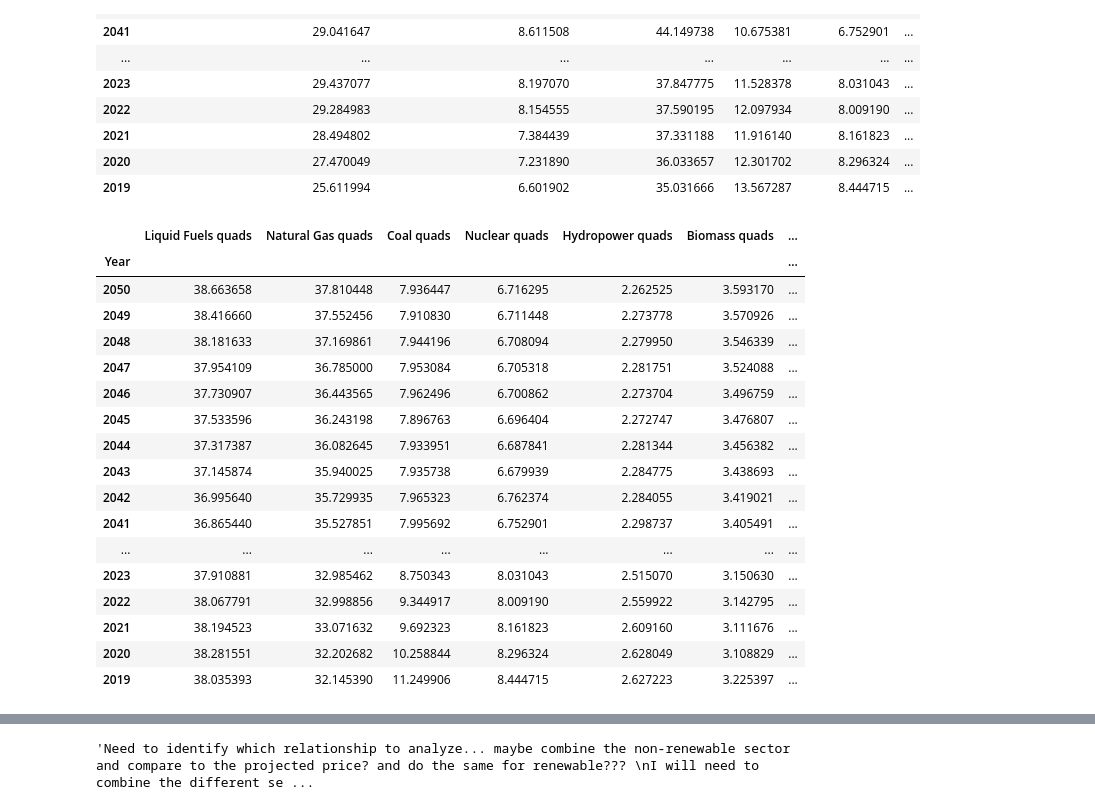
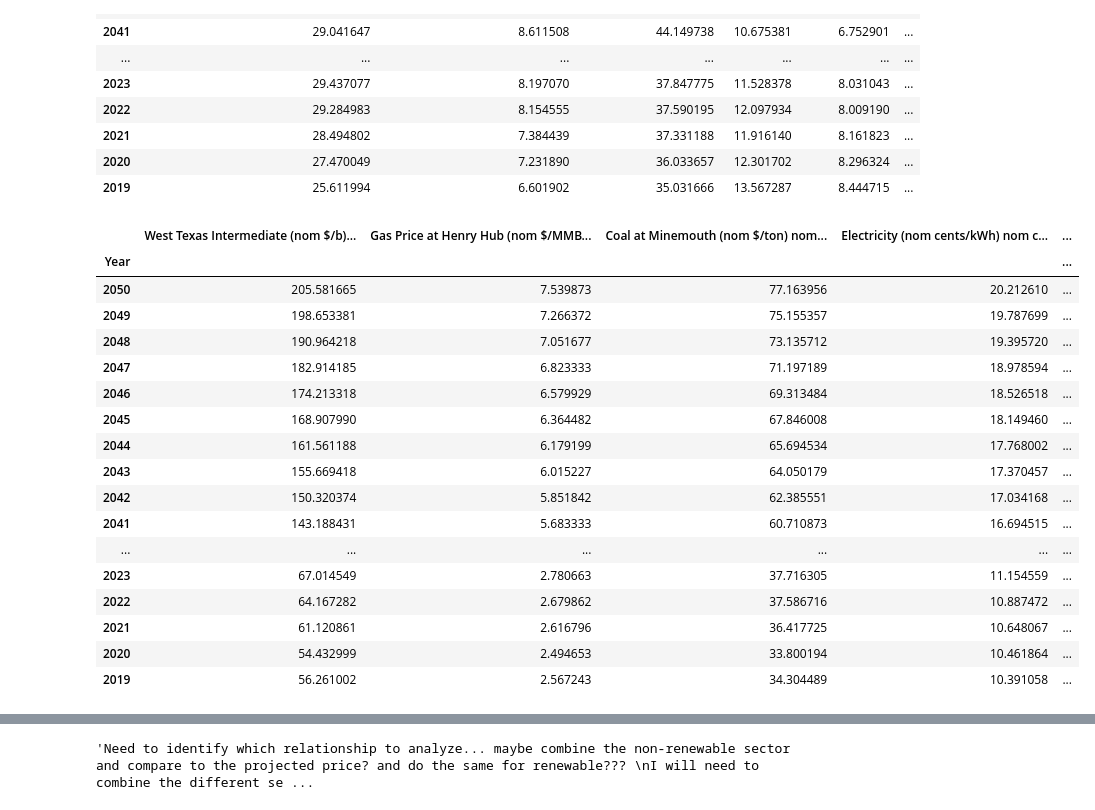
Before and after one commit to Laanu/Class_Project_Energy, a Jupyter notebook: notebooks/Correlation_laanu.ipynb, the cells around one changed output, grey strips where cells are left out. Saved outputs shown, nothing was run; the diff lists cells and outputs as text; code cells hidden in the pictures.

```diff
--- a/notebooks/Correlation_laanu.ipynb
+++ b/notebooks/Correlation_laanu.ipynb
@@ -32,3 +44,6 @@ Energy_Consumption.head()
 | 2048 | 38.181633 | 37.169861 | 7.944196 | 6.708094 | 2.279950 | 3.546339 | ... |
 | 2047 | 37.954109 | 36.785000 | 7.953084 | 6.705318 | 2.281751 | 3.524088 | ... |
 | 2046 | 37.730907 | 36.443565 | 7.962496 | 6.700862 | 2.273704 | 3.496759 | ... |
+# %%
+Nonrenewable_Consumption = Energy_Consumption.loc[:, ['Liquid Fuels quads', 'Natural Gas quads', 'Coal quads','Nuclear quads']]
+Nonrenewable_Consumption.head()
@@ -45,3 +68,6 @@ Energy_Norminal_Price.head()
 | 2048 | 198.939514 | 190.964218 | 7.051677 | 73.135712 | ... |
 | 2047 | 191.102951 | 182.914185 | 6.823333 | 71.197189 | ... |
 | 2046 | 183.427155 | 174.213318 | 6.579929 | 69.313484 | ... |
+# %%
+Energy_Price = Energy_Norminal_Price.loc[:, ['West Texas Intermediate (nom $/b) nom $/b', 'Gas Price at Henry Hub (nom $/MMBtu) nom $/MMBtu', 'Coal at Minemouth (nom $/ton) nom $/ton', 'Electricity (nom cents/kWh) nom cents/kWh']]
+Energy_Price.head()
@@ -70,26 +104,26 @@ Prod_Price_combined_df
 | 2019 | 25.611994 | 6.601902 | 35.031666 | 13.567287 | 8.444715 | ... |
 # %%
 #Used concat to combine the consumption and Norminal price data and idexed it by years
-Consu_Price_combined_df = pd.concat([Energy_Consumption, Energy_Norminal_Price], axis="columns", join="inner")
+Consu_Price_combined_df = pd.concat([Nonrenewable_Consumption, Energy_Price], axis="columns", join="inner")
 Consu_Price_combined_df
 # %% [output]
-|  | Liquid Fuels quads | Natural Gas quads | Coal quads | Nuclear quads | Hydropower quads | Biomass quads | ... |
-| Year |  |  |  |  |  |  | ... |
-| 2050 | 38.663658 | 37.810448 | 7.936447 | 6.716295 | 2.262525 | 3.593170 | ... |
-| 2049 | 38.416660 | 37.552456 | 7.910830 | 6.711448 | 2.273778 | 3.570926 | ... |
-| 2048 | 38.181633 | 37.169861 | 7.944196 | 6.708094 | 2.279950 | 3.546339 | ... |
-| 2047 | 37.954109 | 36.785000 | 7.953084 | 6.705318 | 2.281751 | 3.524088 | ... |
-| 2046 | 37.730907 | 36.443565 | 7.962496 | 6.700862 | 2.273704 | 3.496759 | ... |
-| 2045 | 37.533596 | 36.243198 | 7.896763 | 6.696404 | 2.272747 | 3.476807 | ... |
-| 2044 | 37.317387 | 36.082645 | 7.933951 | 6.687841 | 2.281344 | 3.456382 | ... |
-| 2043 | 37.145874 | 35.940025 | 7.935738 | 6.679939 | 2.284775 | 3.438693 | ... |
-| 2042 | 36.995640 | 35.729935 | 7.965323 | 6.762374 | 2.284055 | 3.419021 | ... |
-| 2041 | 36.865440 | 35.527851 | 7.995692 | 6.752901 | 2.298737 | 3.405491 | ... |
-| ... | ... | ... | ... | ... | ... | ... | ... |
-| 2023 | 37.910881 | 32.985462 | 8.750343 | 8.031043 | 2.515070 | 3.150630 | ... |
-| 2022 | 38.067791 | 32.998856 | 9.344917 | 8.009190 | 2.559922 | 3.142795 | ... |
-| 2021 | 38.194523 | 33.071632 | 9.692323 | 8.161823 | 2.609160 | 3.111676 | ... |
-| 2020 | 38.281551 | 32.202682 | 10.258844 | 8.296324 | 2.628049 | 3.108829 | ... |
-| 2019 | 38.035393 | 32.145390 | 11.249906 | 8.444715 | 2.627223 | 3.225397 | ... |
+|  | West Texas Intermediate (nom $/b)... | Gas Price at Henry Hub (nom $/MMB... | Coal at Minemouth (nom $/ton) nom... | Electricity (nom cents/kWh) nom c... | ... |
+| Year |  |  |  |  | ... |
+| 2050 | 205.581665 | 7.539873 | 77.163956 | 20.212610 | ... |
+| 2049 | 198.653381 | 7.266372 | 75.155357 | 19.787699 | ... |
+| 2048 | 190.964218 | 7.051677 | 73.135712 | 19.395720 | ... |
+| 2047 | 182.914185 | 6.823333 | 71.197189 | 18.978594 | ... |
+| 2046 | 174.213318 | 6.579929 | 69.313484 | 18.526518 | ... |
+| 2045 | 168.907990 | 6.364482 | 67.846008 | 18.149460 | ... |
+| 2044 | 161.561188 | 6.179199 | 65.694534 | 17.768002 | ... |
+| 2043 | 155.669418 | 6.015227 | 64.050179 | 17.370457 | ... |
+| 2042 | 150.320374 | 5.851842 | 62.385551 | 17.034168 | ... |
+| 2041 | 143.188431 | 5.683333 | 60.710873 | 16.694515 | ... |
+| ... | ... | ... | ... | ... | ... |
+| 2023 | 67.014549 | 2.780663 | 37.716305 | 11.154559 | ... |
+| 2022 | 64.167282 | 2.679862 | 37.586716 | 10.887472 | ... |
+| 2021 | 61.120861 | 2.616796 | 36.417725 | 10.648067 | ... |
+| 2020 | 54.432999 | 2.494653 | 33.800194 | 10.461864 | ... |
+| 2019 | 56.261002 | 2.567243 | 34.304489 | 10.391058 | ... |
 # %%
 #Used concat to combine the consumption and Production data and idexed it by years
```
Also changed, not shown: parts of 11 cells of this notebook.
